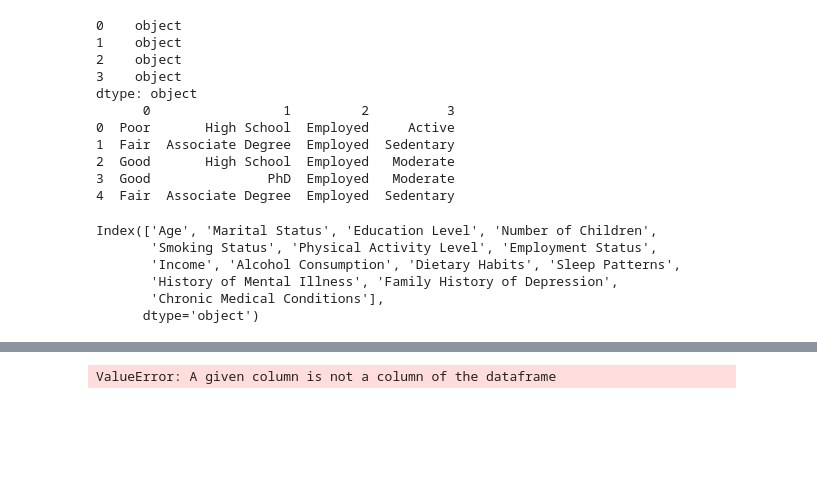
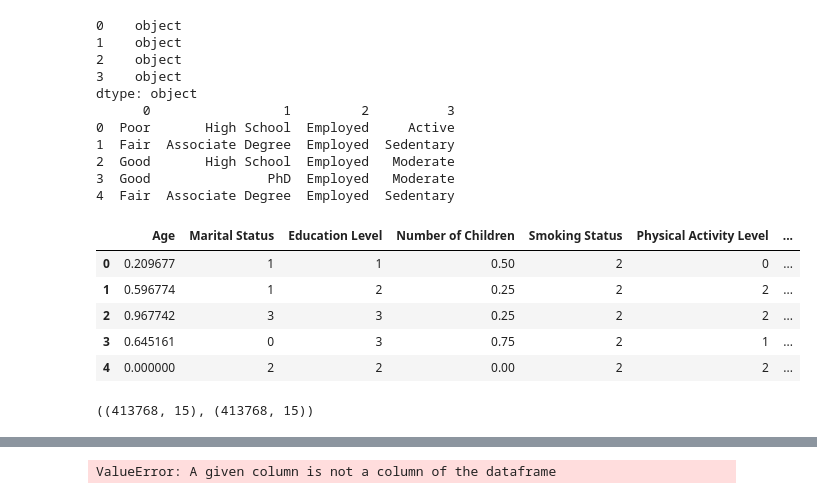
Before and after one commit to csaafrica/mental_CSA, a Jupyter notebook: data/mentalbb.ipynb, the cells around one changed output, grey strips where cells are left out. Cells and saved outputs as stored; diff of their text form; code cells hidden in the pictures; blank space fills up the shorter version.

```diff
--- a/mentalbb.ipynb
+++ b/data/mentalbb.ipynb
@@ -595,12 +602,39 @@ for col in df.columns:
 # %%
 numeric_cols = df.select_dtypes(include=['int64', 'float64']).columns
 categorical_cols = df.select_dtypes(include=['object', 'string']).columns
-# %%
-df.columns
-# %% [output]
-Index(['Age', 'Marital Status', 'Education Level', 'Number of Children',
-       'Smoking Status', 'Physical Activity Level', 'Employment Status',
-       'Income', 'Alcohol Consumption', 'Dietary Habits', 'Sleep Patterns',
-       'History of Mental Illness', 'Family History of Depression',
-       'Chronic Medical Conditions'],
-      dtype='object')
+# %%
+#change categorical values to numerical values
+from sklearn.preprocessing import LabelEncoder
+label_encoder=LabelEncoder()
+mental_health['Marital Status']=label_encoder.fit_transform(mental_health['Marital Status'])
+mental_health['Education Level']=label_encoder.fit_transform(mental_health['Education Level'])
+mental_health['Smoking Status']=label_encoder.fit_transform(mental_health['Smoking Status'])
+mental_health['Physical Activity Level']=label_encoder.fit_transform(mental_health['Physical Activity Level'])
+mental_health['Employment Status']=label_encoder.fit_transform(mental_health['Employment Status'])
+mental_health['Alcohol Consumption']=label_encoder.fit_transform(mental_health['Alcohol Consumption'])
+mental_health['Dietary Habits']=label_encoder.fit_transform(mental_health['Dietary Habits'])
+mental_health['Sleep Patterns']=label_encoder.fit_transform(mental_health['Sleep Patterns'])
+mental_health['Family History of Depression']=label_encoder.fit_transform(mental_health['Family History of Depression'])
+mental_health['History of Mental Illness']=label_encoder.fit_transform(mental_health['History of Mental Illness'])
+mental_health['History of Substance Abuse']=label_encoder.fit_transform(mental_health['History of Substance Abuse'])
+mental_health['Chronic Medical Conditions']=label_encoder.fit_transform(mental_health['Chronic Medical Conditions'])
+# %%
+#normalizing the income and the number of children
+from sklearn.preprocessing import MinMaxScaler
+scaler=MinMaxScaler()
+mental_health['Age']=scaler.fit_transform(mental_health[['Age']])
+mental_health['Income']=scaler.fit_transform(mental_health[['Income']])
+mental_health['Number of Children']=scaler.fit_transform(mental_health[['Number of Children']])
+# %%
+mental_health.head()
+# %% [output]
+|  | Age | Marital Status | Education Level | Number of Children | Smoking Status | Physical Activity Level | ... |
+| 0 | 0.209677 | 1 | 1 | 0.50 | 2 | 0 | ... |
+| 1 | 0.596774 | 1 | 2 | 0.25 | 2 | 2 | ... |
+| 2 | 0.967742 | 3 | 3 | 0.25 | 2 | 2 | ... |
+| 3 | 0.645161 | 0 | 3 | 0.75 | 2 | 1 | ... |
+| 4 | 0.000000 | 2 | 2 | 0.00 | 2 | 2 | ... |
+# %%
+mental_health.shape, mental_health.shape
+# %% [output]
+((413768, 15), (413768, 15))
```
Also changed, not shown: parts of 15 cells of this notebook, 8 other files.
